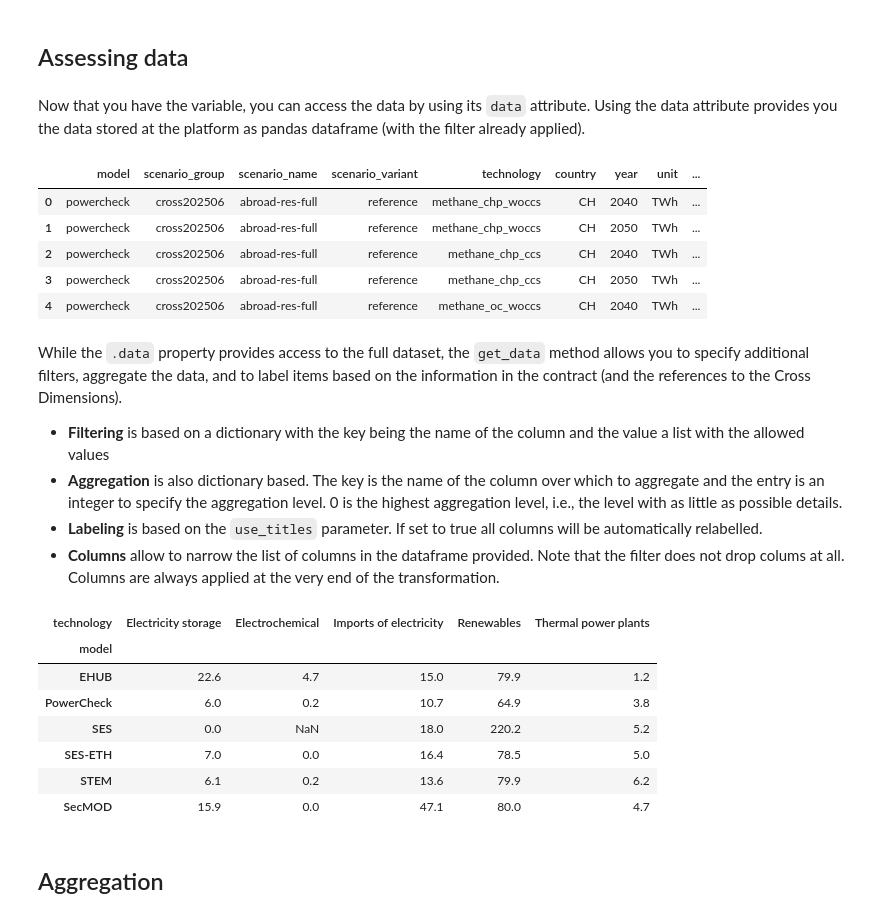
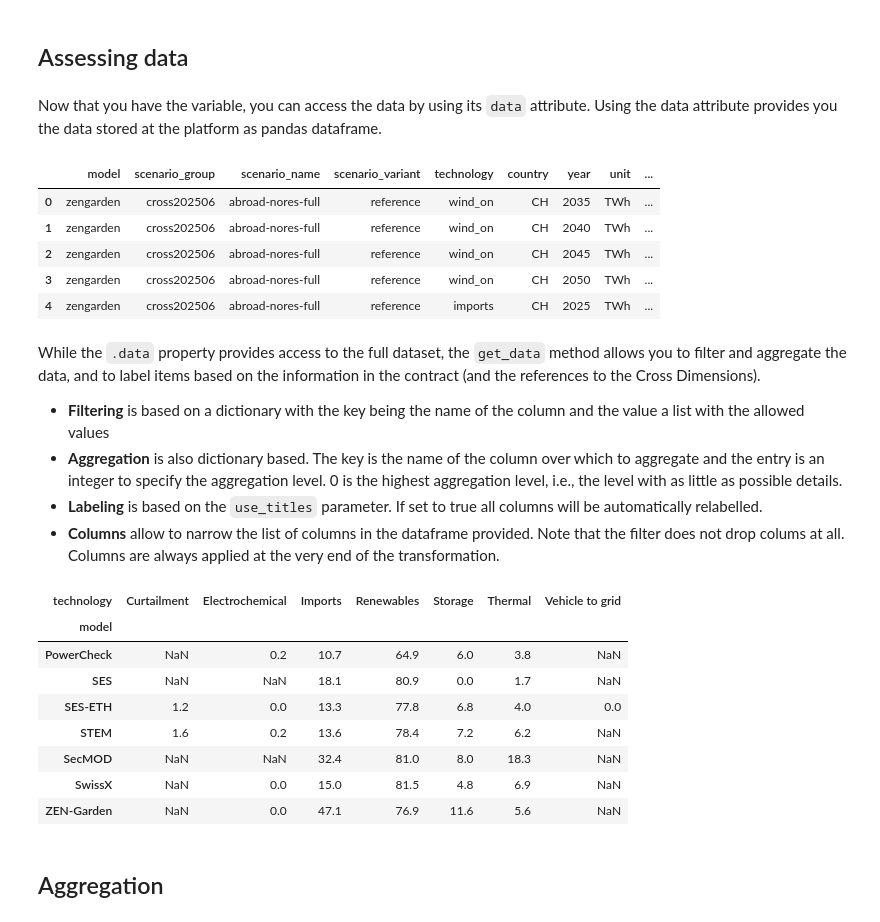
Before and after one commit to sweet-cross/crosscontract, a Jupyter notebook: notebooks/registry_tutorial.ipynb, the cells around one changed output. Drawn from its saved outputs; the diff is of its cells as text; code cells hidden in the pictures.

```diff
--- a/notebooks/registry_tutorial.ipynb
+++ b/notebooks/registry_tutorial.ipynb
@@ -80,27 +68,21 @@ fetches the data from the CROSS platform.
-# %%
-res_elec_supply = my_registry.add_variable(
-    "result_electricity_supply",
-    filters={"scenario_name": "abroad-res-full"},
-    overwrite=True
-)
 # %% [markdown]
 ## Assessing data
 # %% [markdown]
 Now that you have the variable, you can access the data by using its `data` attribute.
 Using the data attribute provides you the data stored at the platform as pandas
-dataframe (with the filter already applied).
+dataframe.
 # %%
 res_elec_supply.data.head()
 # %% [output]
 |  | model | scenario_group | scenario_name | scenario_variant | technology | country | year | unit | ... |
-| 0 | powercheck | cross202506 | abroad-res-full | reference | methane_chp_woccs | CH | 2040 | TWh | ... |
-| 1 | powercheck | cross202506 | abroad-res-full | reference | methane_chp_woccs | CH | 2050 | TWh | ... |
-| 2 | powercheck | cross202506 | abroad-res-full | reference | methane_chp_ccs | CH | 2040 | TWh | ... |
-| 3 | powercheck | cross202506 | abroad-res-full | reference | methane_chp_ccs | CH | 2050 | TWh | ... |
-| 4 | powercheck | cross202506 | abroad-res-full | reference | methane_oc_woccs | CH | 2040 | TWh | ... |
+| 0 | zengarden | cross202506 | abroad-nores-full | reference | wind_on | CH | 2035 | TWh | ... |
+| 1 | zengarden | cross202506 | abroad-nores-full | reference | wind_on | CH | 2040 | TWh | ... |
+| 2 | zengarden | cross202506 | abroad-nores-full | reference | wind_on | CH | 2045 | TWh | ... |
+| 3 | zengarden | cross202506 | abroad-nores-full | reference | wind_on | CH | 2050 | TWh | ... |
+| 4 | zengarden | cross202506 | abroad-nores-full | reference | imports | CH | 2025 | TWh | ... |
 # %% [markdown]
 While the `.data` property provides access to the full dataset, the `get_data`
-method allows you to specify additional filters, aggregate the data, and to label
+method allows you to filter and aggregate the data, and to label
 items based on the information in the contract (and the references to the Cross Dimensions).
 
 - **Filtering** is based on a dictionary with the key being the name of the column
@@ -115,20 +97,25 @@ the filter does not drop colums at all. Columns are always applied at the very e
 the transformation.
 # %%
 res_elec_supply.get_data(
-    filters={"year": [2050], "scenario_variant": ["reference"]},
+    filters={
+        "scenario_name": ["abroad-res-full"],
+        "year": [2050],
+        "scenario_variant": ["reference"],
+    },
     aggregation={"technology": 0},
     use_titles=True,
     columns=["model", "technology", "value"]
 ).pivot_table(index="model", columns="technology", values="value").round(1)
 # %% [output]
-| technology | Electricity storage | Electrochemical | Imports of electricity | Renewables | Thermal power plants |
-| model |  |  |  |  |  |
-| EHUB | 22.6 | 4.7 | 15.0 | 79.9 | 1.2 |
-| PowerCheck | 6.0 | 0.2 | 10.7 | 64.9 | 3.8 |
-| SES | 0.0 | NaN | 18.0 | 220.2 | 5.2 |
-| SES-ETH | 7.0 | 0.0 | 16.4 | 78.5 | 5.0 |
-| STEM | 6.1 | 0.2 | 13.6 | 79.9 | 6.2 |
-| SecMOD | 15.9 | 0.0 | 47.1 | 80.0 | 4.7 |
+| technology | Curtailment | Electrochemical | Imports | Renewables | Storage | Thermal | Vehicle to grid |
+| model |  |  |  |  |  |  |  |
+| PowerCheck | NaN | 0.2 | 10.7 | 64.9 | 6.0 | 3.8 | NaN |
+| SES | NaN | NaN | 18.1 | 80.9 | 0.0 | 1.7 | NaN |
+| SES-ETH | 1.2 | 0.0 | 13.3 | 77.8 | 6.8 | 4.0 | 0.0 |
+| STEM | 1.6 | 0.2 | 13.6 | 78.4 | 7.2 | 6.2 | NaN |
+| SecMOD | NaN | NaN | 32.4 | 81.0 | 8.0 | 18.3 | NaN |
+| SwissX | NaN | 0.0 | 15.0 | 81.5 | 4.8 | 6.9 | NaN |
+| ZEN-Garden | NaN | 0.0 | 47.1 | 76.9 | 11.6 | 5.6 | NaN |
 # %% [markdown]
 ## Aggregation
 # %% [markdown]
```
Also changed, not shown: parts of 5 cells of this notebook, 1 other file.
